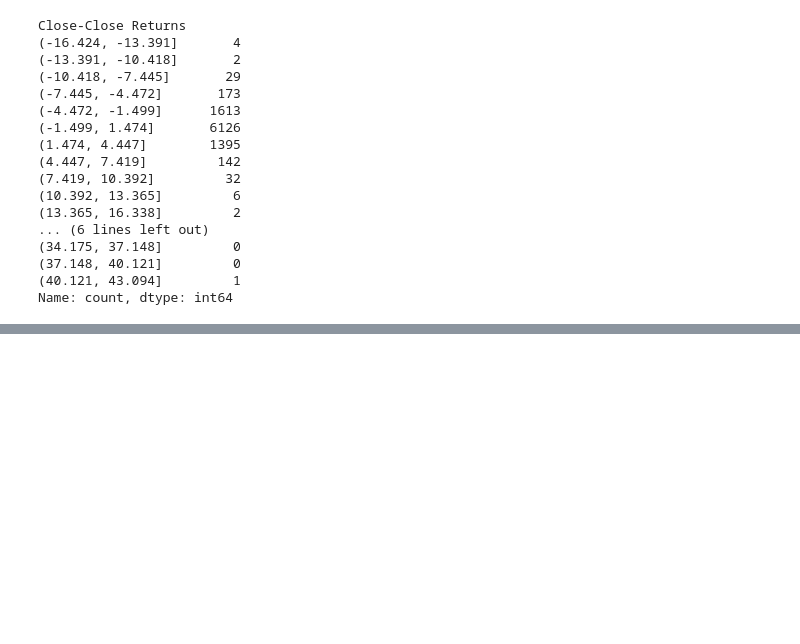
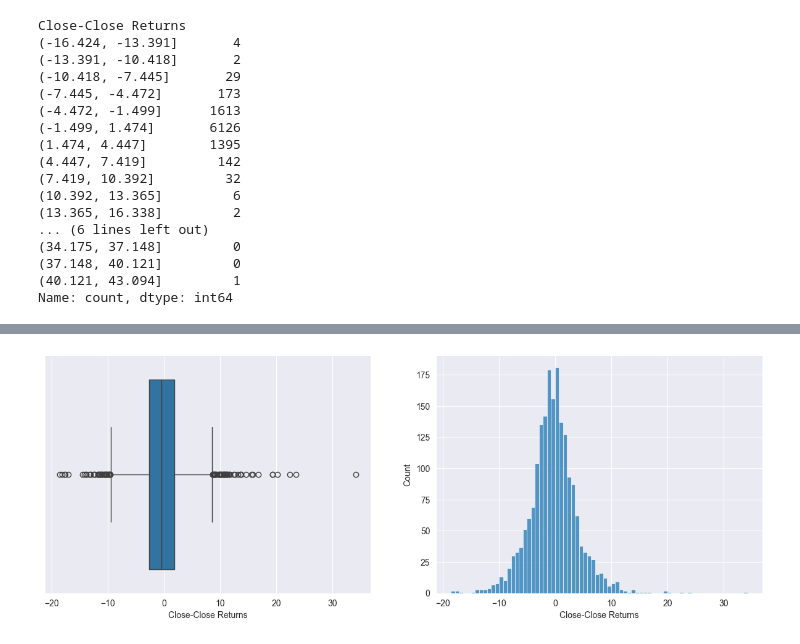
Before and after one commit to daredevilq/stock-market-analysis, a Jupyter notebook: market-analysis.ipynb, the cells around one changed output, grey strips where cells are left out. Cells and saved outputs as stored; diff of their text form; code cells hidden in the pictures; blank space fills up the shorter version.

```diff
--- a/market-analysis.ipynb
+++ b/market-analysis.ipynb
@@ -785,0 +806,4 @@ plot_pie_chart(df_microsoft_daily['Close-Close Returns'])
+# %%
+draw_plots(df_microsoft_weekly, "Close-Close Returns")
+# %% [output]
+[figure, added]
```
Also changed, not shown: parts of 102 cells of this notebook, 4 other files.
